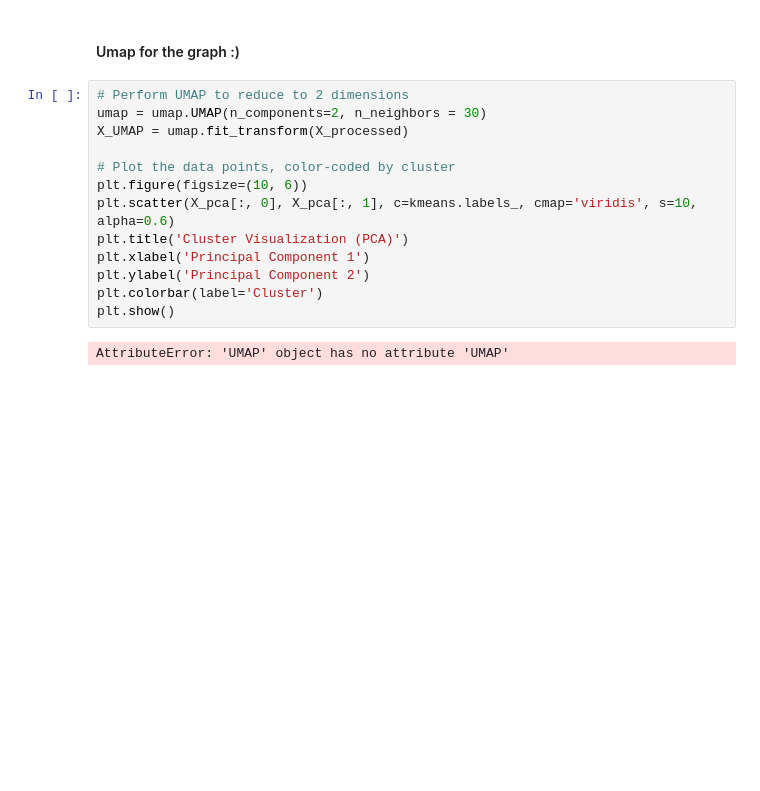
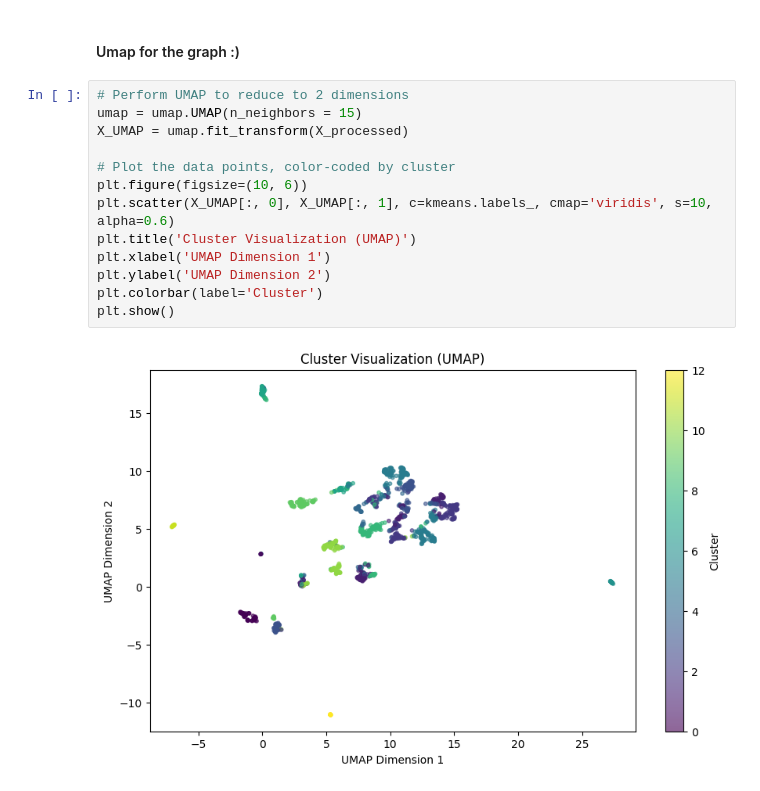
Before and after one commit to jessahal/Box-office-predictions, a Jupyter notebook: box_office_model_fitting.ipynb, the cells around one changed output. Saved outputs shown, nothing was run; the diff lists cells and outputs as text; blank space fills up the shorter version.

```diff
--- a/box_office_model_fitting.ipynb
+++ b/box_office_model_fitting.ipynb
@@ -487,16 +497,16 @@ fig.show()
 #### Umap for the graph :)
 # %%
 # Perform UMAP to reduce to 2 dimensions
-umap = umap.UMAP(n_components=2, n_neighbors = 30)
+umap = umap.UMAP(n_neighbors = 15)
 X_UMAP = umap.fit_transform(X_processed)
 
 # Plot the data points, color-coded by cluster
 plt.figure(figsize=(10, 6))
-plt.scatter(X_pca[:, 0], X_pca[:, 1], c=kmeans.labels_, cmap='viridis', s=10, alpha=0.6)
-plt.title('Cluster Visualization (PCA)')
-plt.xlabel('Principal Component 1')
-plt.ylabel('Principal Component 2')
+plt.scatter(X_UMAP[:, 0], X_UMAP[:, 1], c=kmeans.labels_, cmap='viridis', s=10, alpha=0.6)
+plt.title('Cluster Visualization (UMAP)')
+plt.xlabel('UMAP Dimension 1')
+plt.ylabel('UMAP Dimension 2')
 plt.colorbar(label='Cluster')
 plt.show()
 # %% [output]
-AttributeError: 'UMAP' object has no attribute 'UMAP'
+[figure, added]
```
Also changed, not shown: parts of 20 cells of this notebook.
